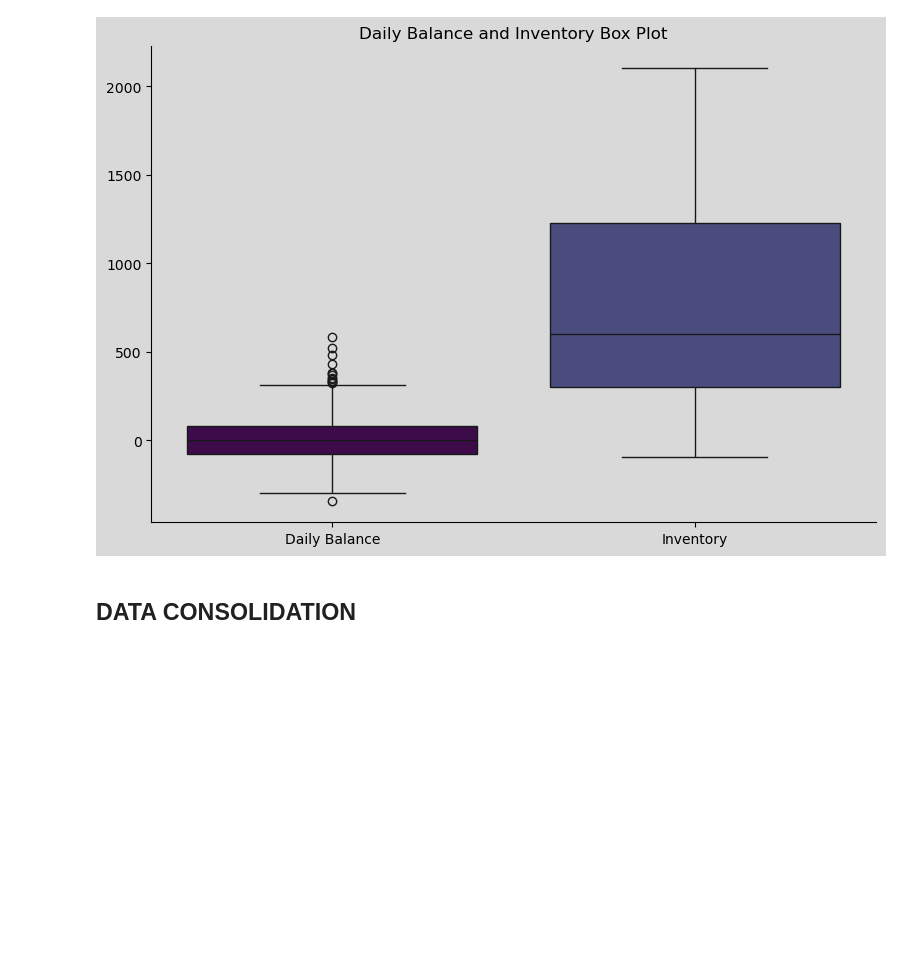
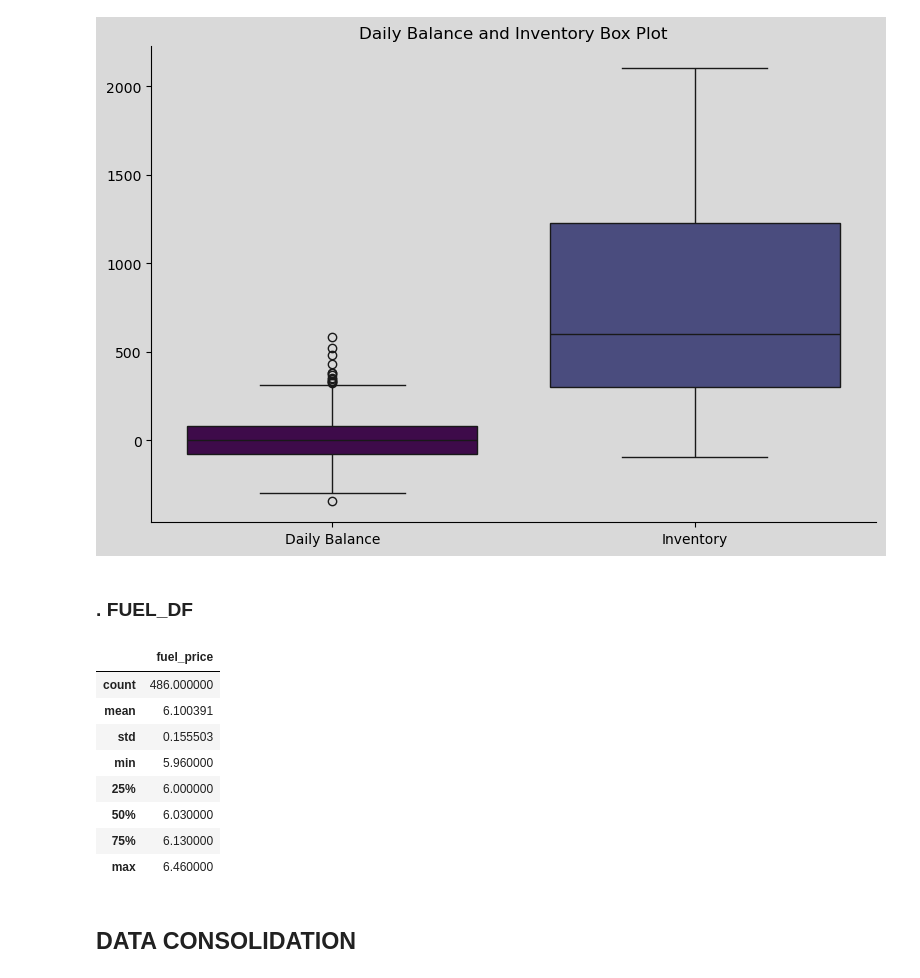
Before and after one commit to fabiogaldinho/Dynamic-Pricing, a Jupyter notebook: notebooks/01_Data_Cleaning.ipynb, the cells around one changed output. Saved outputs shown, nothing was run; the diff lists cells and outputs as text; code cells hidden in the pictures; blank space fills up the shorter version.

```diff
--- a/notebooks/01_Data_Cleaning.ipynb
+++ b/notebooks/01_Data_Cleaning.ipynb
@@ -716,6 +727,20 @@ PlotBSI(buy_df, sell_df, inventory_df, "../visuals/9.QuantityBoughtQuantitySoldI
 PBInv(inventory_df[['daily_balance', 'inventory']], "../visuals/10.DailyBalanceInventoryBoxPlot.svg")
 # %% [output]
 [figure]
+# %% [markdown]
+### **. FUEL_DF**
+# %%
+fuel_df.describe(include = ['float', 'int'])
+# %% [output]
+|  | fuel_price |
+| count | 486.000000 |
+| mean | 6.100391 |
+| std | 0.155503 |
+| min | 5.960000 |
+| 25% | 6.000000 |
+| 50% | 6.030000 |
+| 75% | 6.130000 |
+| max | 6.460000 |
 # %% [markdown]
 ## **DATA CONSOLIDATION**
 # %%
```
Also changed, not shown: parts of 2 cells of this notebook.
